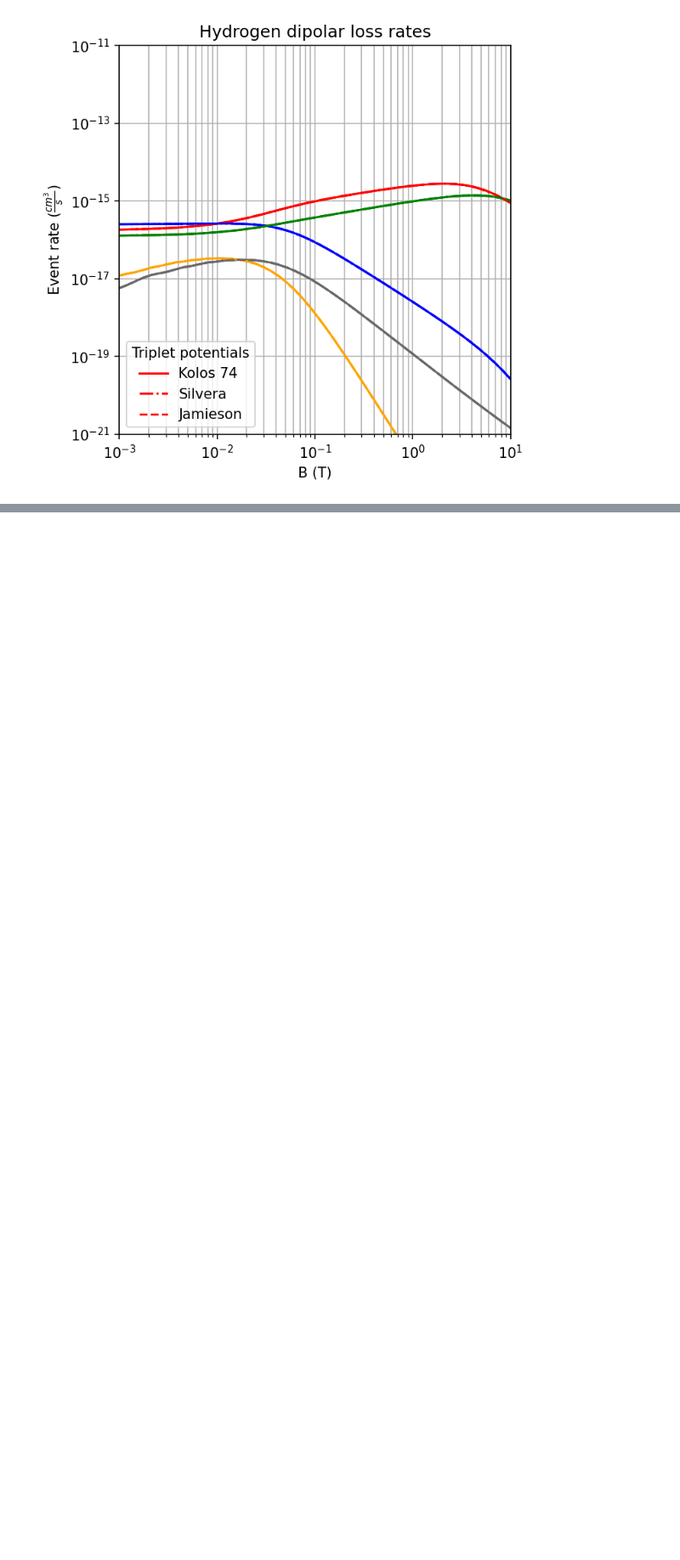
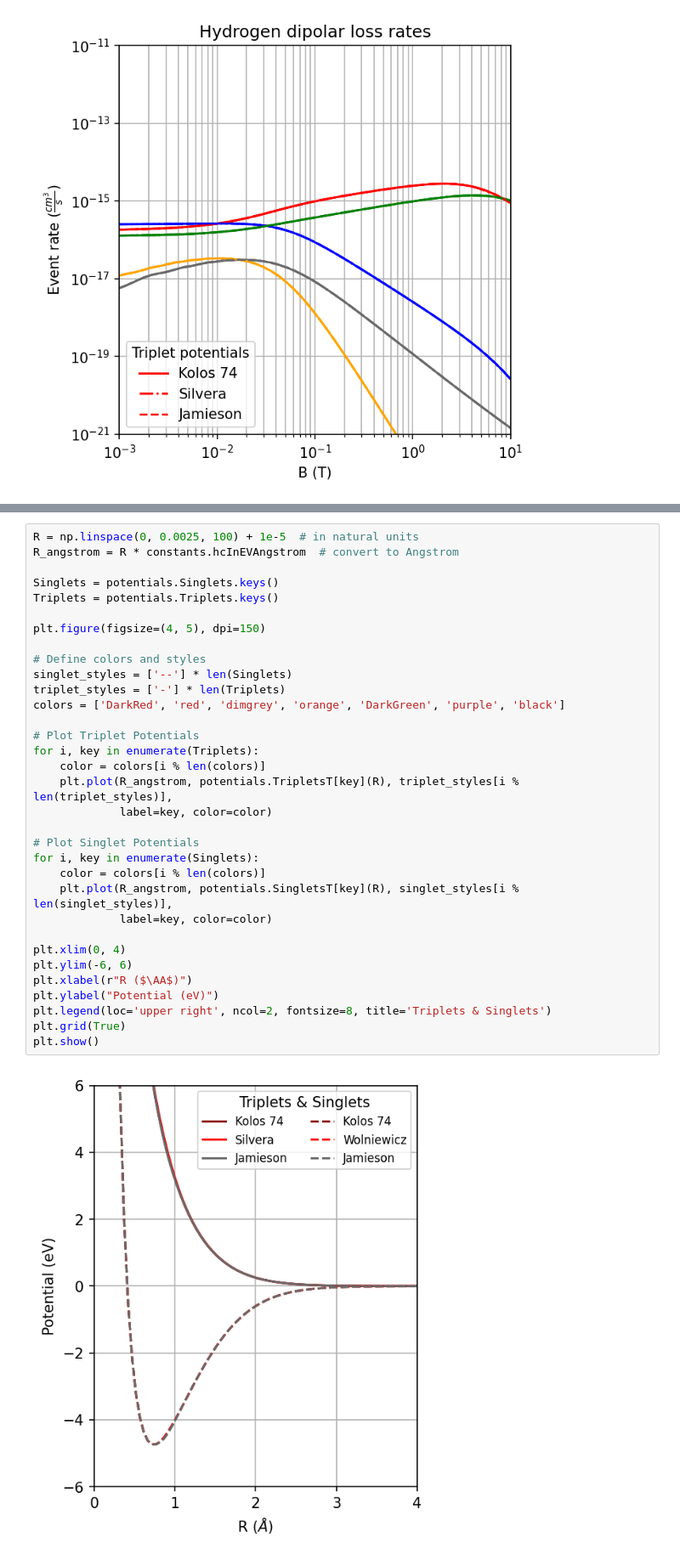
Before and after one commit to UTA-NURES/AtomicHScattering, a Jupyter notebook: examples/Potentials Comparison.ipynb, the cells around one changed output, grey strips where cells are left out. Shown at 85% size. Cells and saved outputs as stored; diff of their text form; blank space fills up the shorter version.

```diff
--- a/examples/Potentials Comparison.ipynb
+++ b/examples/Potentials Comparison.ipynb
@@ -219,0 +258,35 @@ plt.show()
+# %%
+R = np.linspace(0, 0.0025, 100) + 1e-5  # in natural units
+R_angstrom = R * constants.hcInEVAngstrom  # convert to Angstrom
+
+Singlets = potentials.Singlets.keys()
+Triplets = potentials.Triplets.keys()
+
+plt.figure(figsize=(4, 5), dpi=150)
+
+# Define colors and styles
+singlet_styles = ['--'] * len(Singlets)
+triplet_styles = ['-'] * len(Triplets)
+colors = ['DarkRed', 'red', 'dimgrey', 'orange', 'DarkGreen', 'purple', 'black']
+
+# Plot Triplet Potentials
+for i, key in enumerate(Triplets):
+    color = colors[i % len(colors)]
+    plt.plot(R_angstrom, potentials.TripletsT[key](R), triplet_styles[i % len(triplet_styles)],
+             label=key, color=color)
+
+# Plot Singlet Potentials
+for i, key in enumerate(Singlets):
+    color = colors[i % len(colors)]
+    plt.plot(R_angstrom, potentials.SingletsT[key](R), singlet_styles[i % len(singlet_styles)],
+             label=key, color=color)
+
+plt.xlim(0, 4)
+plt.ylim(-6, 6)
+plt.xlabel(r"R ($\AA$)")
+plt.ylabel("Potential (eV)")
+plt.legend(loc='upper right', ncol=2, fontsize=8, title='Triplets & Singlets')
+plt.grid(True)
+plt.show()
+# %% [output]
+[figure, added]
```
Also changed, not shown: parts of 5 cells of this notebook, 1 other file.
